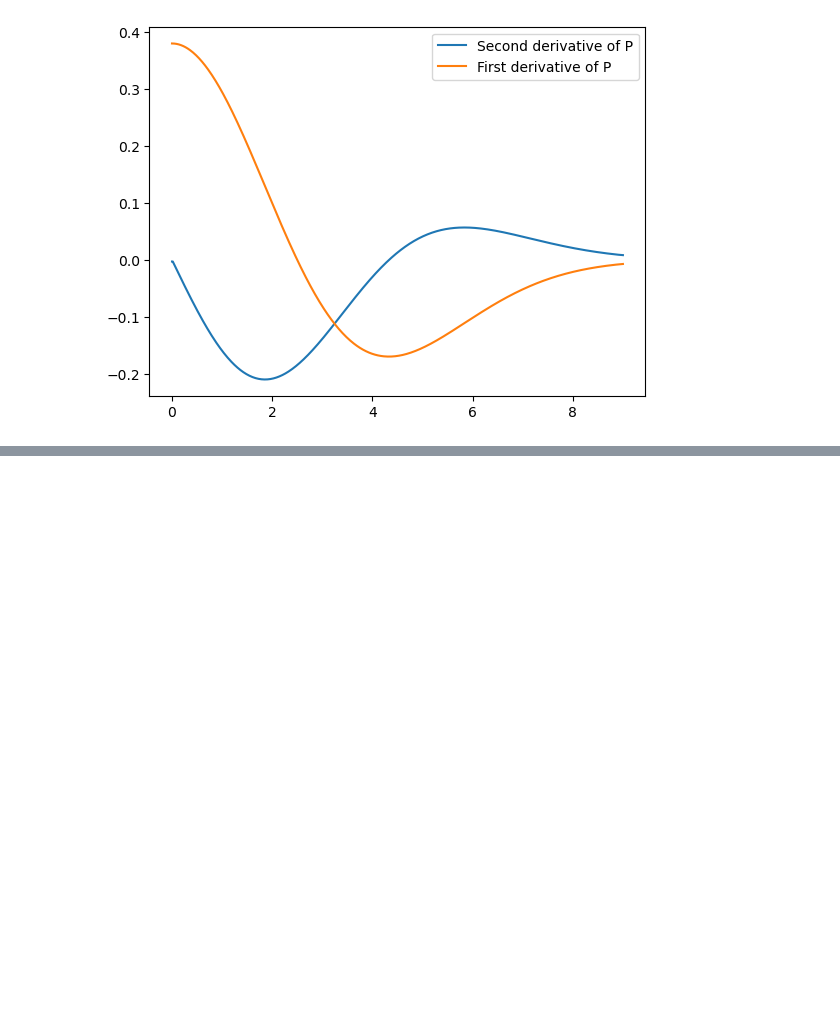
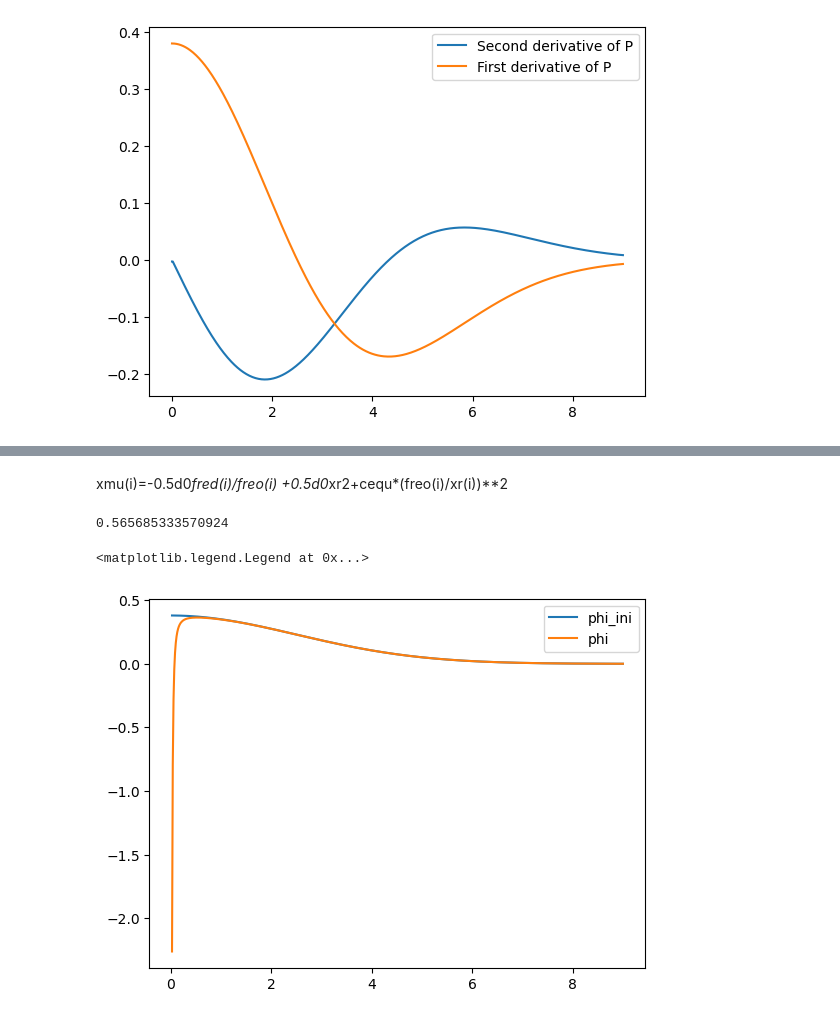
Before and after one commit to pau-torrente/treball-GP, a Jupyter notebook: python_code.ipynb, the cells around one changed output, grey strips where cells are left out. Drawn from its saved outputs; the diff is of its cells as text; code cells hidden in the pictures; blank space fills up the shorter version.

```diff
--- a/python_code.ipynb
+++ b/python_code.ipynb
@@ -146,0 +214,13 @@ plt.legend()
+# %% [markdown]
+xmu(i)=-0.5d0*fred(i)/freo(i) +0.5d0*xr2+cequ*(freo(i)/xr(i))**2
+# %%
+print(np.sqrt(simpson_integration(phi**2, step)))
+# %% [output]
+0.565685333570924
+# %%
+plt.plot(R[2:], phi_ini[2:], label='phi_ini')
+plt.plot(R[2:], phi2[2:], label = 'phi')
+plt.legend()
+# %% [output]
+<matplotlib.legend.Legend at 0x...>
+[figure, added]
```
Also changed, not shown: parts of 7 cells of this notebook.
